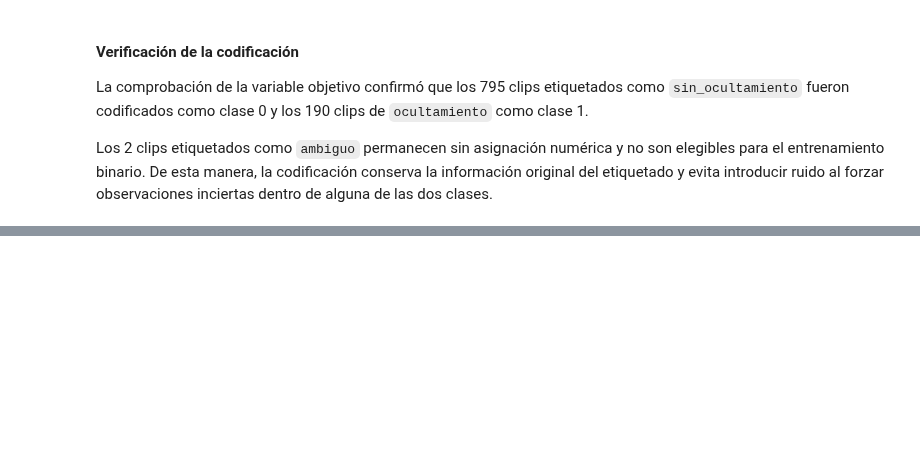
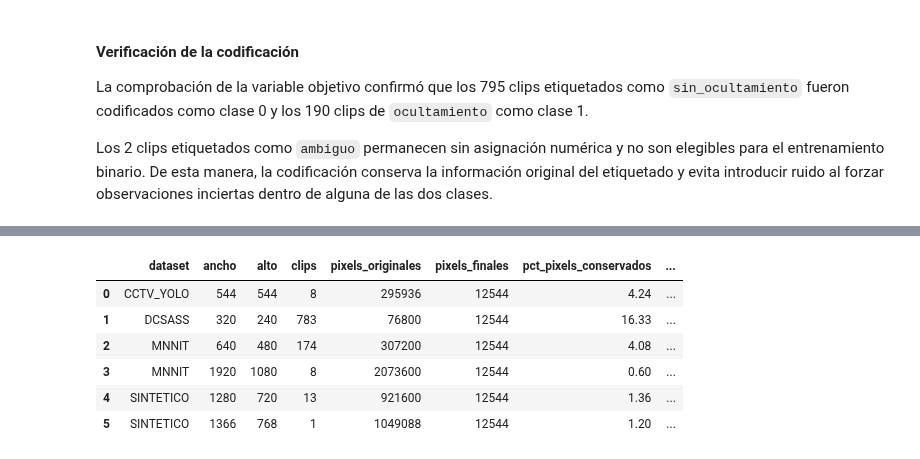
Before and after one commit to joseluistinajero/MNA---Proyecto-Integrador, a Jupyter notebook: Notebooks/Avance2_Equipo41.ipynb, the cells around one changed output, grey strips where cells are left out. Cells and saved outputs as stored; diff of their text form; code cells hidden in the pictures; blank space fills up the shorter version.

```diff
--- a/Notebooks/Avance2_Equipo41.ipynb
+++ b/Notebooks/Avance2_Equipo41.ipynb
@@ -446,0 +1692,43 @@ Por estas razones, variables como `dataset` y `duracion_real_s` se conservarán
+# %%
+PIXELS_FINAL = 112 * 112
+
+reduccion_espacial = tabla_resoluciones.copy()
+
+reduccion_espacial["pixels_originales"] = (
+    reduccion_espacial["ancho"]
+    * reduccion_espacial["alto"]
+)
+
+reduccion_espacial["pixels_finales"] = PIXELS_FINAL
+
+reduccion_espacial["pct_pixels_conservados"] = (
+    reduccion_espacial["pixels_finales"]
+    / reduccion_espacial["pixels_originales"]
+    * 100
+).round(2)
+
+reduccion_espacial["factor_reduccion"] = (
+    reduccion_espacial["pixels_originales"]
+    / reduccion_espacial["pixels_finales"]
+).round(1)
+
+reduccion_espacial[
+    [
+        "dataset",
+        "ancho",
+        "alto",
+        "clips",
+        "pixels_originales",
+        "pixels_finales",
+        "pct_pixels_conservados",
+        "factor_reduccion"
+    ]
+]
+# %% [output]
+|  | dataset | ancho | alto | clips | pixels_originales | pixels_finales | pct_pixels_conservados | ... |
+| 0 | CCTV_YOLO | 544 | 544 | 8 | 295936 | 12544 | 4.24 | ... |
+| 1 | DCSASS | 320 | 240 | 783 | 76800 | 12544 | 16.33 | ... |
+| 2 | MNNIT | 640 | 480 | 174 | 307200 | 12544 | 4.08 | ... |
+| 3 | MNNIT | 1920 | 1080 | 8 | 2073600 | 12544 | 0.60 | ... |
+| 4 | SINTETICO | 1280 | 720 | 13 | 921600 | 12544 | 1.36 | ... |
+| 5 | SINTETICO | 1366 | 768 | 1 | 1049088 | 12544 | 1.20 | ... |
```
Also changed, not shown: parts of 57 cells of this notebook.
